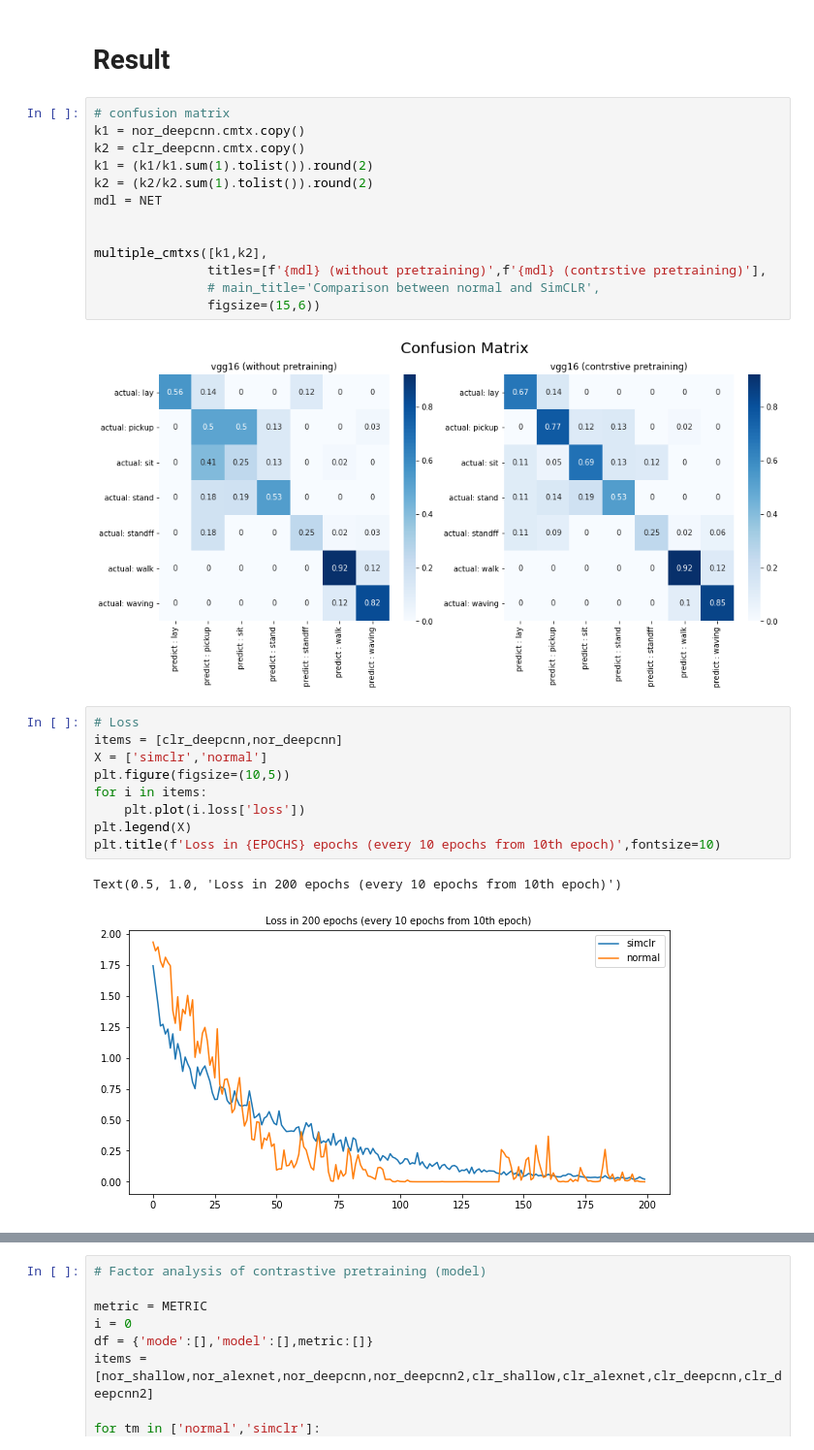
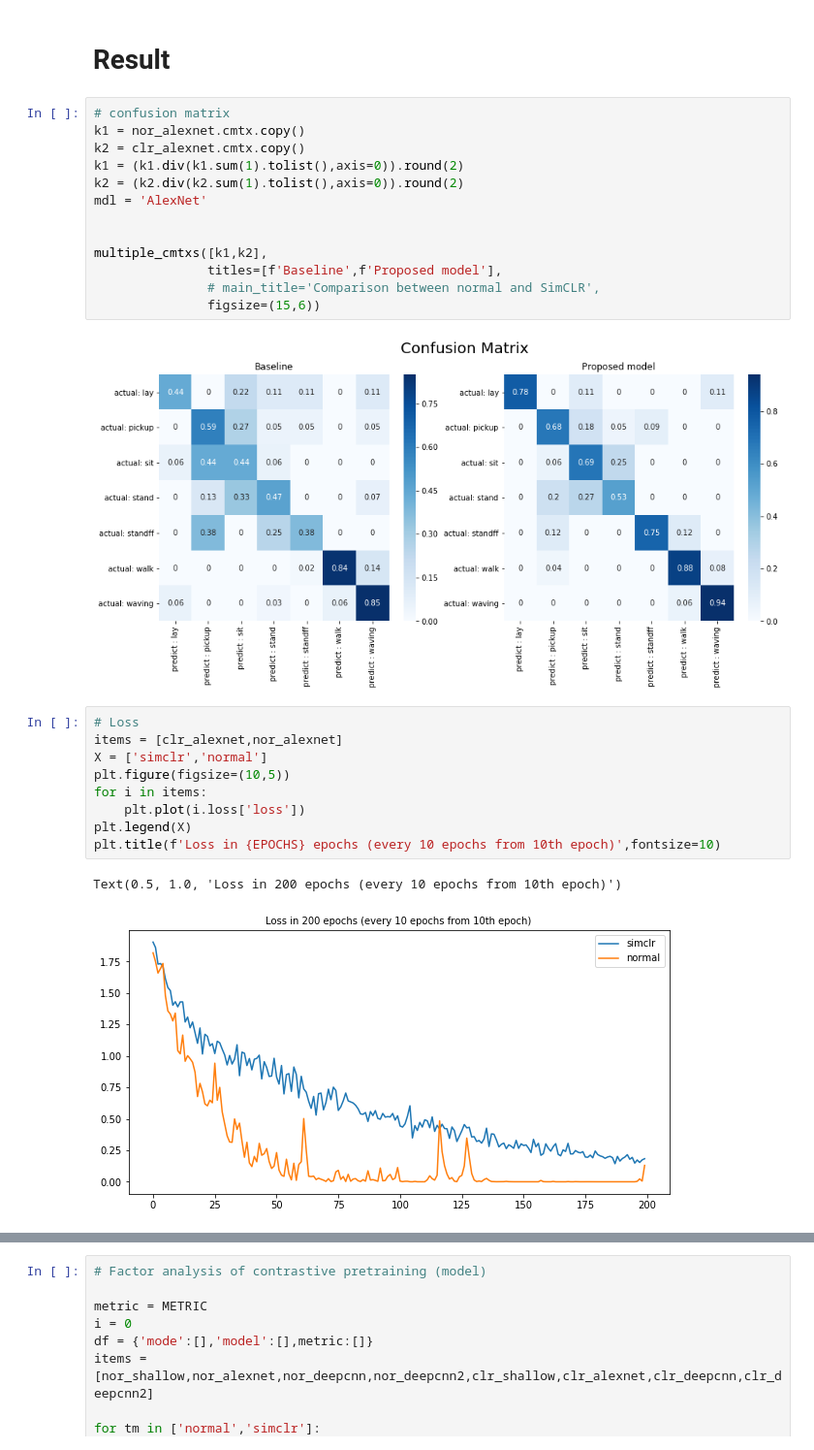
Before and after one commit to hslau44/irs_toolbox, a Jupyter notebook: Report.ipynb, the cells around one changed output, grey strips where cells are left out. Shown at 97% size. Cells and saved outputs as stored; diff of their text form.

```diff
--- a/Report.ipynb
+++ b/Report.ipynb
@@ -133,30 +144,30 @@ clr_deepcnn_p7f6b  = input_records('finetune',f'Trainmode-simclr-L_Network-{NET}
 # Result
 # %%
 # confusion matrix
-k1 = nor_deepcnn.cmtx.copy()
-k2 = clr_deepcnn.cmtx.copy()
-k1 = (k1/k1.sum(1).tolist()).round(2)
-k2 = (k2/k2.sum(1).tolist()).round(2)
-mdl = NET
+k1 = nor_alexnet.cmtx.copy()
+k2 = clr_alexnet.cmtx.copy()
+k1 = (k1.div(k1.sum(1).tolist(),axis=0)).round(2)
+k2 = (k2.div(k2.sum(1).tolist(),axis=0)).round(2)
+mdl = 'AlexNet'
 
 
 multiple_cmtxs([k1,k2],
-               titles=[f'{mdl} (without pretraining)',f'{mdl} (contrstive pretraining)'],
+               titles=[f'Baseline',f'Proposed model'],
                # main_title='Comparison between normal and SimCLR',
                figsize=(15,6))
 # %% [output]
-[figure, old version]
+[figure, new version]
 # %%
 # Loss
-items = [clr_deepcnn,nor_deepcnn]
+items = [clr_alexnet,nor_alexnet]
 X = ['simclr','normal']
 plt.figure(figsize=(10,5))
 for i in items:
     plt.plot(i.loss['loss'])
 plt.legend(X)
 plt.title(f'Loss in {EPOCHS} epochs (every 10 epochs from 10th epoch)',fontsize=10)
 # %% [output]
 Text(0.5, 1.0, 'Loss in 200 epochs (every 10 epochs from 10th epoch)')
-[figure, old version]
+[figure, new version]
 # %%
 metric = METRIC
```
Also changed, not shown: parts of 11 cells of this notebook, 5 other files.
